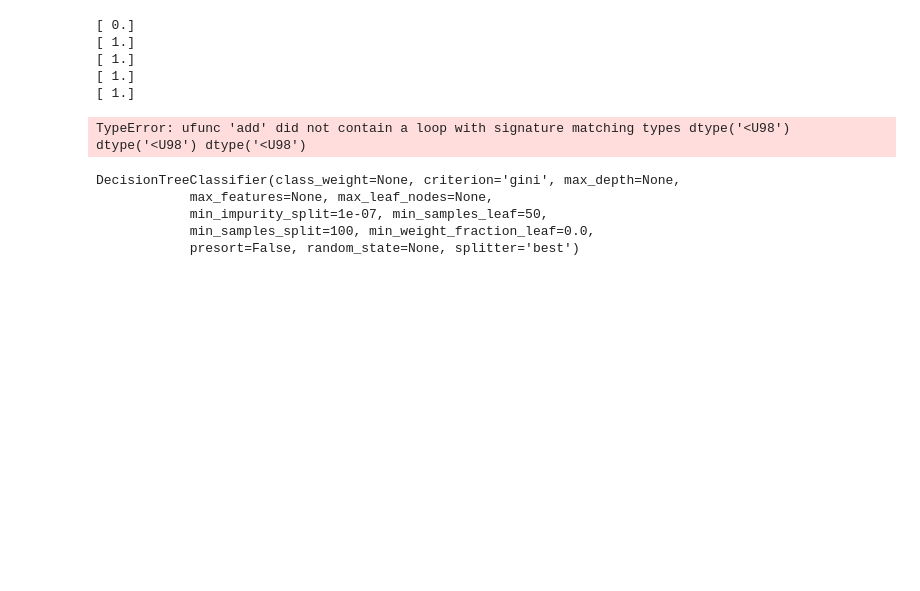
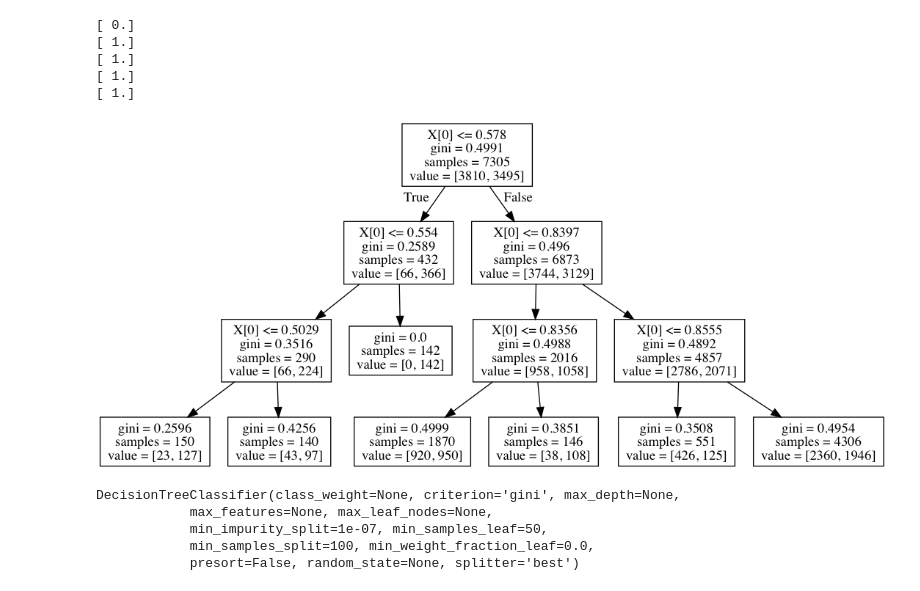
Before and after one commit to dancardella/Classification, a Jupyter notebook: Classification_DTree_Project.ipynb, the cells around one changed output. Drawn from its saved outputs; the diff is of its cells as text; code cells hidden in the pictures; blank space fills up the shorter version.

```diff
--- a/Classification_DTree_Project.ipynb
+++ b/Classification_DTree_Project.ipynb
@@ -539,15 +541,15 @@ print(clf.predict([.1,.0]))
 [ 1.]
 [ 1.]
 # %%
-dot_data= tree.export_graphviz(reversion, out_file= None,
-                              feature_names= train_x.columns,
-                              class_names= train_y_class,
-                             filled=True, rounded = True,
-                               special_characters=True)
+dot_data= tree.export_graphviz(clf, out_file= None)
+#                              feature_names= train_x.columns,
+#                             class_names= train_y_class,
+#                            filled=True, rounded = True,
+#                              special_characters=True)
 graph= pydotplus.graph_from_dot_data(dot_data)
 Image(graph.create_png())
 # %% [output]
-TypeError: ufunc 'add' did not contain a loop with signature matching types dtype('<U98') dtype('<U98') dtype('<U98')
+[figure, added]
 # %%
 reversion = DecisionTreeClassifier(min_samples_split=100, min_samples_leaf=50)
 reversion.fit(train_x, train_y)
```
Also changed, not shown: parts of 5 cells of this notebook.
